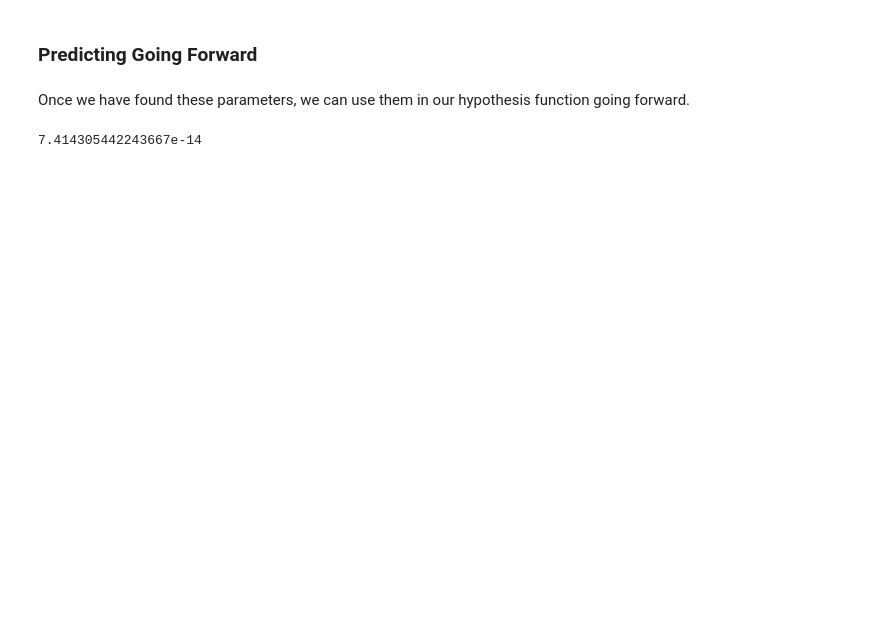
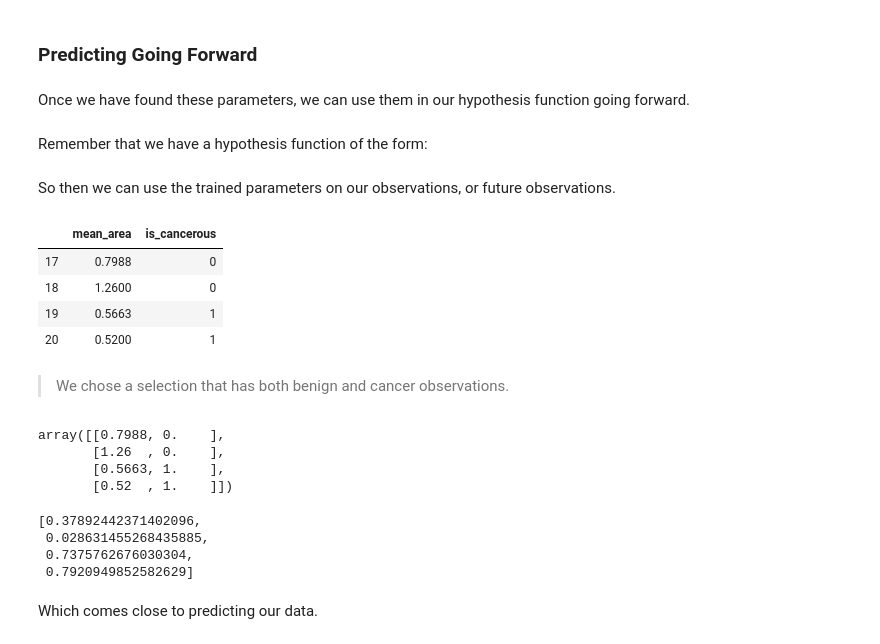
Before and after one commit to jigsawlabs-student/neural-nets-from-scratch, a Jupyter notebook: 2-training-proc/3-training-mathematically/6-gradient-descent-lab.ipynb, the cells around one changed output. Saved outputs shown, nothing was run; the diff lists cells and outputs as text; code cells hidden in the pictures; blank space fills up the shorter version.

```diff
--- a/2-training-proc/3-training-mathematically/6-gradient-descent-lab.ipynb
+++ b/2-training-proc/3-training-mathematically/6-gradient-descent-lab.ipynb
@@ -256,3 +261,5 @@ So while we do not perfectly match the function of sklearn, we do come pretty cl
 ### Predicting Going Forward
 # %% [markdown]
 Once we have found these parameters, we can use them in our hypothesis function going forward.
+# %% [markdown]
+Remember that we have a hypothesis function of the form:
@@ -259,8 +269,30 @@ Once we have found these parameters, we can use them in our hypothesis function
+# %% [markdown]
+So then we can use the trained parameters on our observations, or future observations.
+# %%
+selected_obs = df[['mean_area', 'is_cancerous']][17:21]
+selected_obs
+# %% [output]
+|  | mean_area | is_cancerous |
+| 17 | 0.7988 | 0 |
+| 18 | 1.2600 | 0 |
+| 19 | 0.5663 | 1 |
+| 20 | 0.5200 | 1 |
+# %% [markdown]
+> We chose a selection that has both benign and cancer observations.
+# %%
+observations = selected_obs.to_numpy()
+observations
+# %% [output]
+array([[0.7988, 0.    ],
+       [1.26  , 0.    ],
+       [0.5663, 1.    ],
+       [0.52  , 1.    ]])
 # %%
 w = -6.57
 b = 4.754
-x = 1001/1000
-
-h(w, x, b)
+[h(w, b, observation[0]) for observation in observations]
 # %% [output]
-7.414305442243667e-14
+[0.37892442371402096,
+ 0.028631455268435885,
+ 0.7375762676030304,
+ 0.7920949852582629]
@@ -268,0 +299,2 @@ y = 0
+# %% [markdown]
+Which comes close to predicting our data.
```
Also changed, not shown: parts of 41 cells of this notebook.
